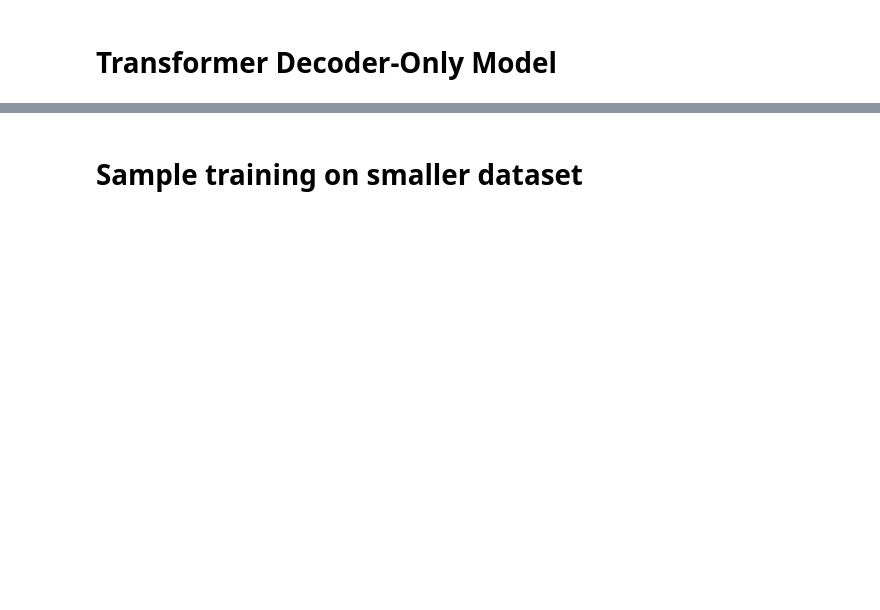
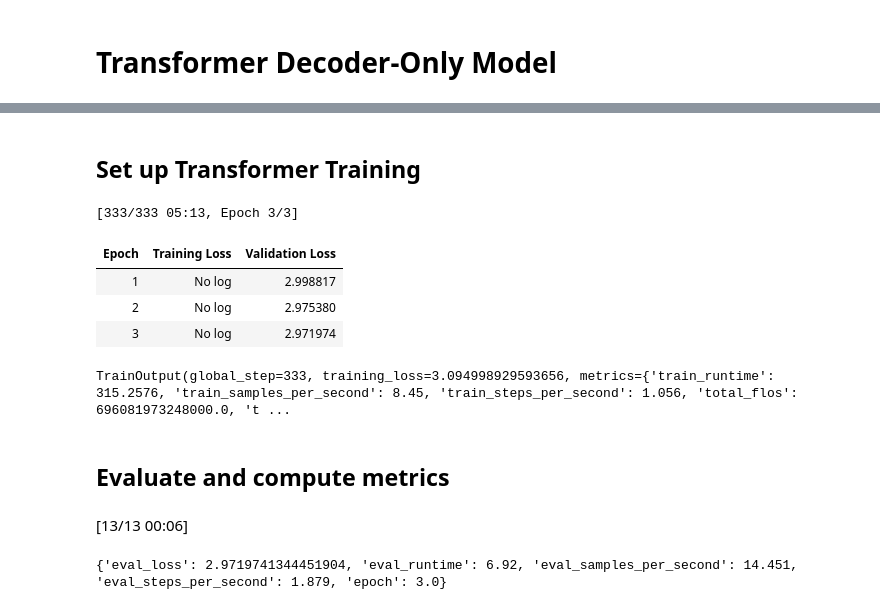
Before and after one commit to jaceroldan/transformer-decoder-lm, a Jupyter notebook: transformers_lm.ipynb, the cells around one changed output, grey strips where cells are left out. Saved outputs shown, nothing was run; the diff lists cells and outputs as text; code cells hidden in the pictures; blank space fills up the shorter version.

Commit message:
Update evaluation on Coleridge dataset using GPT2

```diff
--- a/transformers_lm.ipynb
+++ b/transformers_lm.ipynb
@@ -9,4 +9,6 @@ from sklearn.model_selection import train_test_split
 
 from google.colab import drive
 drive.mount('/content/drive/')
+
+NUM_EPOCHS = 3
 # %% [output]
@@ -486,0 +414,12 @@ train_output_ids = tokenize_texts(test_texts)['input_ids']  # For decoder target
+# %%
+from transformers import GPT2Tokenizer, GPT2LMHeadModel
+from torch.utils.data import Dataset, DataLoader
+import torch
+
+# Load tokenizer and model
+tokenizer = GPT2Tokenizer.from_pretrained("gpt2")
+model = GPT2LMHeadModel.from_pretrained("gpt2")
+
+# GPT-2 does not have a padding token, so we'll assign one
+tokenizer.pad_token = tokenizer.eos_token
+model.resize_token_embeddings(len(tokenizer))
@@ -731,2 +434,0 @@ print(f"Test Loss: {test_loss:.4f}, Test Accuracy: {test_accuracy:.4f}")
-# %% [markdown]
-# Sample training on smaller dataset
@@ -732,0 +462,50 @@ print(f"Test Loss: {test_loss:.4f}, Test Accuracy: {test_accuracy:.4f}")
+# %%
+train_dataset = TextDataset(train_texts, tokenizer)
+test_dataset = TextDataset(test_texts, tokenizer)
+
+train_loader = DataLoader(train_dataset, batch_size=8, shuffle=True)
+test_loader = DataLoader(test_dataset, batch_size=8)
+# %% [markdown]
+## Set up Transformer Training
+# %%
+from transformers import Trainer, TrainingArguments
+
+# Set up training arguments
+training_args = TrainingArguments(
+    output_dir='./results',
+    overwrite_output_dir=True,
+    num_train_epochs=NUM_EPOCHS,
+    per_device_train_batch_size=8,
+    per_device_eval_batch_size=8,
+    evaluation_strategy="epoch",
+    logging_dir='./logs',
+    save_steps=10_000,
+    save_total_limit=2,
+    fp16=True  # Enable if you're using a T4 unit
+)
+
+# Define a Trainer
+trainer = Trainer(
+    model=model,
+    args=training_args,
+    train_dataset=train_dataset,
+    eval_dataset=test_dataset
+)
+
+# Start training
+trainer.train()
+# %% [output]
+[333/333 05:13, Epoch 3/3]
+| Epoch | Training Loss | Validation Loss |
+| 1 | No log | 2.998817 |
+| 2 | No log | 2.975380 |
+| 3 | No log | 2.971974 |
+TrainOutput(global_step=333, training_loss=3.094998929593656, metrics={'train_runtime': 315.2576, 'train_samples_per_second': 8.45, 'train_steps_per_second': 1.056, 'total_flos': 696081973248000.0, 't ...
+# %% [markdown]
+## Evaluate and compute metrics
+# %%
+results = trainer.evaluate()
+print(results)
+# %% [output]
+[13/13 00:06]
+{'eval_loss': 2.9719741344451904, 'eval_runtime': 6.92, 'eval_samples_per_second': 14.451, 'eval_steps_per_second': 1.879, 'epoch': 3.0}
```
Also changed, not shown: parts of 25 cells of this notebook.
